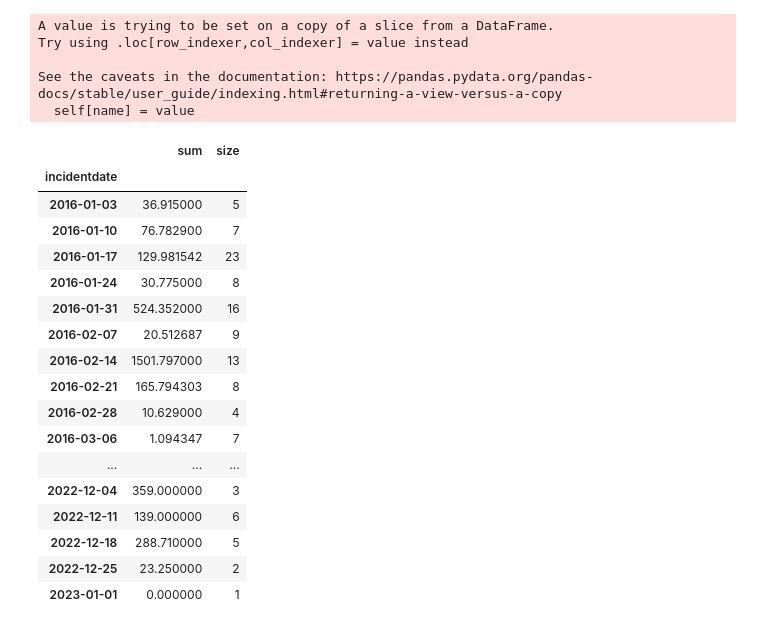
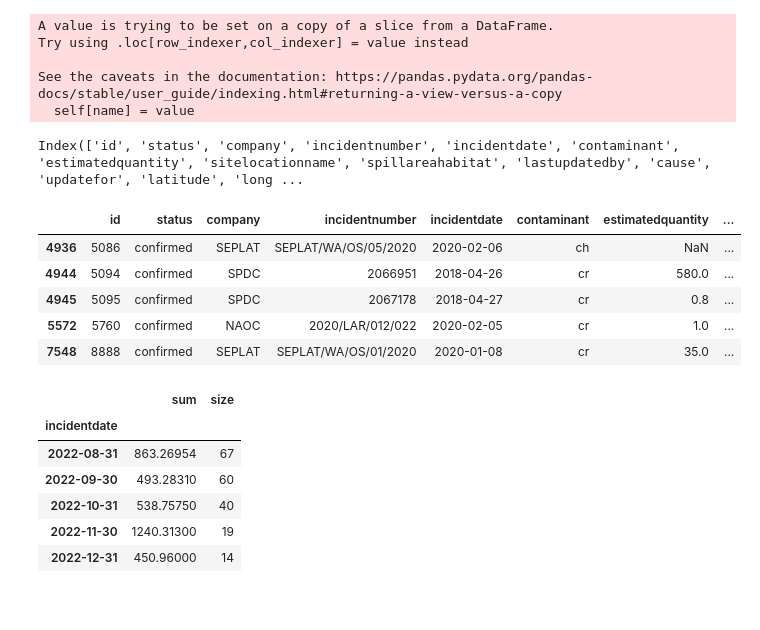
Before and after one commit to fitditcorp4/Python-Projects, a Jupyter notebook: weekly_dataset02022023.ipynb, the cells around one changed output. Cells and saved outputs as stored; diff of their text form; code cells hidden in the pictures; blank space fills up the shorter version.

```diff
--- a/weekly_dataset02022023.ipynb
+++ b/weekly_dataset02022023.ipynb
@@ -188,3 +152,16 @@ See the caveats in the documentation: https://pandas.pydata.org/pandas-docs/stab
+# %%
+df2.loc[df2['estimatedquantity'].str.startswith('0', na=False), 'estimatedquantity'] = df2['estimatedquantity'].replace(',', '.',  regex=True)
+df2['estimatedquantity'] = df2['estimatedquantity'].replace(',', '',  regex=True)
+df2['estimatedquantity'] = df2['estimatedquantity'].str.replace('bbl', '')
+df2['estimatedquantity'] = df2['estimatedquantity'].str.replace('BBL', '')
+df2['estimatedquantity'] = df2['estimatedquantity'].str.replace('Bbl', '')
+df2['estimatedquantity'] = df2['estimatedquantity'].str.replace('Barrel', '')
+df2['estimatedquantity'] = df2['estimatedquantity'].str.replace('BARREL', '')
+df2['estimatedquantity'] = df2['estimatedquantity'].str.replace('bblS', '')
+df2['estimatedquantity'] = df2['estimatedquantity'].str.replace('BBLS', '')
+df2['estimatedquantity'] = df2['estimatedquantity'].str.replace('barrels', '')
+df2['estimatedquantity'] = df2['estimatedquantity'].str.replace('Barrels', '')
+df2['estimatedquantity'] = df2['estimatedquantity'].str.replace('I', '1')
 # %%
 df3 = df2.loc[(df2['incidentdate'] > '2015-12-31') & (df2['incidentdate'] < '2023-01-01')]
 # %%
@@ -203,27 +180,29 @@ Try using .loc[row_indexer,col_indexer] = value instead
 
 See the caveats in the documentation: https://pandas.pydata.org/pandas-docs/stable/user_guide/indexing.html#returning-a-view-versus-a-copy
   self[name] = value
+# %%
+df3.columns
+# %% [output]
+Index(['id', 'status', 'company', 'incidentnumber', 'incidentdate', 'contaminant', 'estimatedquantity', 'sitelocationname', 'spillareahabitat', 'lastupdatedby', 'cause', 'updatefor', 'latitude', 'long ...
+# %%
+dfbi =  df3[['incidentdate','company','contaminant','estimatedquantity','spillareahabitat','cause']]
+# %% [output]
+|  | id | status | company | incidentnumber | incidentdate | contaminant | estimatedquantity | ... |
+| 4936 | 5086 | confirmed | SEPLAT | SEPLAT/WA/OS/05/2020 | 2020-02-06 | ch | NaN | ... |
+| 4944 | 5094 | confirmed | SPDC | 2066951 | 2018-04-26 | cr | 580.0 | ... |
+| 4945 | 5095 | confirmed | SPDC | 2067178 | 2018-04-27 | cr | 0.8 | ... |
+| 5572 | 5760 | confirmed | NAOC | 2020/LAR/012/022 | 2020-02-05 | cr | 1.0 | ... |
+| 7548 | 8888 | confirmed | SEPLAT | SEPLAT/WA/OS/01/2020 | 2020-01-08 | cr | 35.0 | ... |
 # %%
 df4w = df3.groupby([pd.Grouper(key='incidentdate', freq='W')])['estimatedquantity'].agg(['sum','size'])
 df4m = df3.groupby([pd.Grouper(key='incidentdate', freq='M')])['estimatedquantity'].agg(['sum','size'])
-# %%
-df4w
-# %% [output]
-|  | sum | size |
-| incidentdate |  |  |
-| 2016-01-03 | 36.915000 | 5 |
-| 2016-01-10 | 76.782900 | 7 |
-| 2016-01-17 | 129.981542 | 23 |
-| 2016-01-24 | 30.775000 | 8 |
-| 2016-01-31 | 524.352000 | 16 |
-| 2016-02-07 | 20.512687 | 9 |
-| 2016-02-14 | 1501.797000 | 13 |
-| 2016-02-21 | 165.794303 | 8 |
-| 2016-02-28 | 10.629000 | 4 |
-| 2016-03-06 | 1.094347 | 7 |
-| ... | ... | ... |
-| 2022-12-04 | 359.000000 | 3 |
-| 2022-12-11 | 139.000000 | 6 |
-| 2022-12-18 | 288.710000 | 5 |
-| 2022-12-25 | 23.250000 | 2 |
-| 2023-01-01 | 0.000000 | 1 |
+# %%
+df4m.tail()
+# %% [output]
+|  | sum | size |
+| incidentdate |  |  |
+| 2022-08-31 | 863.26954 | 67 |
+| 2022-09-30 | 493.28310 | 60 |
+| 2022-10-31 | 538.75750 | 40 |
+| 2022-11-30 | 1240.31300 | 19 |
+| 2022-12-31 | 450.96000 | 14 |
```
Also changed, not shown: parts of 2 cells of this notebook.
